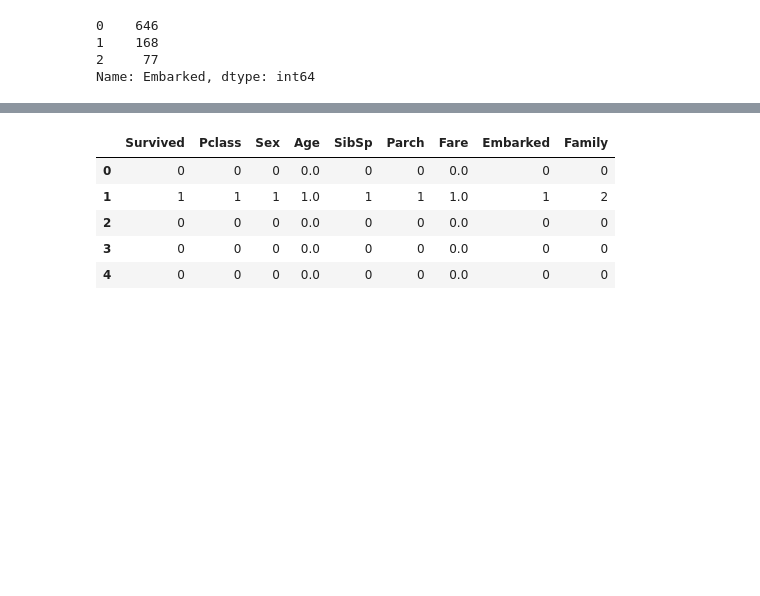
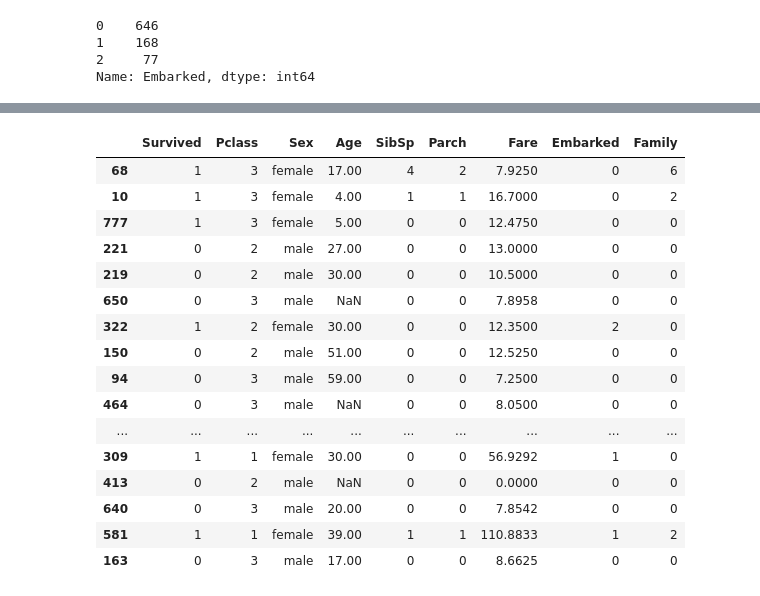
Before and after one commit to innovator-arjun/Titanic-Survival-Prediction, a Jupyter notebook: A Data Science Framework To Achieve 99% Accuracy.ipynb, the cells around one changed output, grey strips where cells are left out. Cells and saved outputs as stored; diff of their text form; code cells hidden in the pictures; blank space fills up the shorter version.

```diff
--- a/A Data Science Framework To Achieve 99% Accuracy.ipynb
+++ b/A Data Science Framework To Achieve 99% Accuracy.ipynb
@@ -152,12 +166,23 @@ Name: Embarked, dtype: int64
 # %%
 train['Family']=train['SibSp']+train['Parch']
-# %%
-train.head()
-# %% [output]
-|  | Survived | Pclass | Sex | Age | SibSp | Parch | Fare | Embarked | Family |
-| 0 | 0 | 0 | 0 | 0.0 | 0 | 0 | 0.0 | 0 | 0 |
-| 1 | 1 | 1 | 1 | 1.0 | 1 | 1 | 1.0 | 1 | 2 |
-| 2 | 0 | 0 | 0 | 0.0 | 0 | 0 | 0.0 | 0 | 0 |
-| 3 | 0 | 0 | 0 | 0.0 | 0 | 0 | 0.0 | 0 | 0 |
-| 4 | 0 | 0 | 0 | 0.0 | 0 | 0 | 0.0 | 0 | 0 |
+# %%
+train.sample(30)
+# %% [output]
+|  | Survived | Pclass | Sex | Age | SibSp | Parch | Fare | Embarked | Family |
+| 68 | 1 | 3 | female | 17.00 | 4 | 2 | 7.9250 | 0 | 6 |
+| 10 | 1 | 3 | female | 4.00 | 1 | 1 | 16.7000 | 0 | 2 |
+| 777 | 1 | 3 | female | 5.00 | 0 | 0 | 12.4750 | 0 | 0 |
+| 221 | 0 | 2 | male | 27.00 | 0 | 0 | 13.0000 | 0 | 0 |
+| 219 | 0 | 2 | male | 30.00 | 0 | 0 | 10.5000 | 0 | 0 |
+| 650 | 0 | 3 | male | NaN | 0 | 0 | 7.8958 | 0 | 0 |
+| 322 | 1 | 2 | female | 30.00 | 0 | 0 | 12.3500 | 2 | 0 |
+| 150 | 0 | 2 | male | 51.00 | 0 | 0 | 12.5250 | 0 | 0 |
+| 94 | 0 | 3 | male | 59.00 | 0 | 0 | 7.2500 | 0 | 0 |
+| 464 | 0 | 3 | male | NaN | 0 | 0 | 8.0500 | 0 | 0 |
+| ... | ... | ... | ... | ... | ... | ... | ... | ... | ... |
+| 309 | 1 | 1 | female | 30.00 | 0 | 0 | 56.9292 | 1 | 0 |
+| 413 | 0 | 2 | male | NaN | 0 | 0 | 0.0000 | 0 | 0 |
+| 640 | 0 | 3 | male | 20.00 | 0 | 0 | 7.8542 | 0 | 0 |
+| 581 | 1 | 1 | female | 39.00 | 1 | 1 | 110.8833 | 1 | 2 |
+| 163 | 0 | 3 | male | 17.00 | 0 | 0 | 8.6625 | 0 | 0 |
 # %%
```
Also changed, not shown: parts of 12 cells of this notebook.
